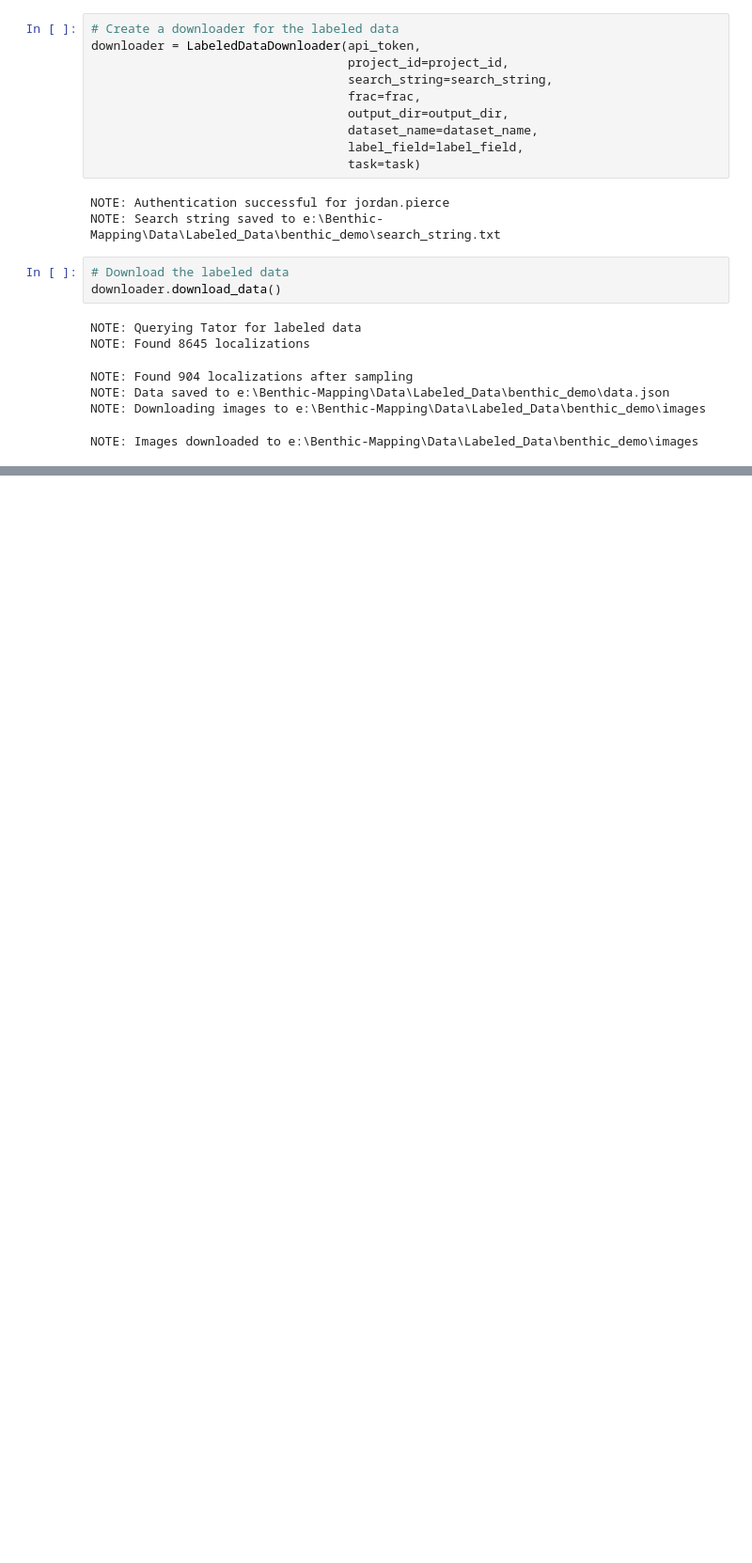
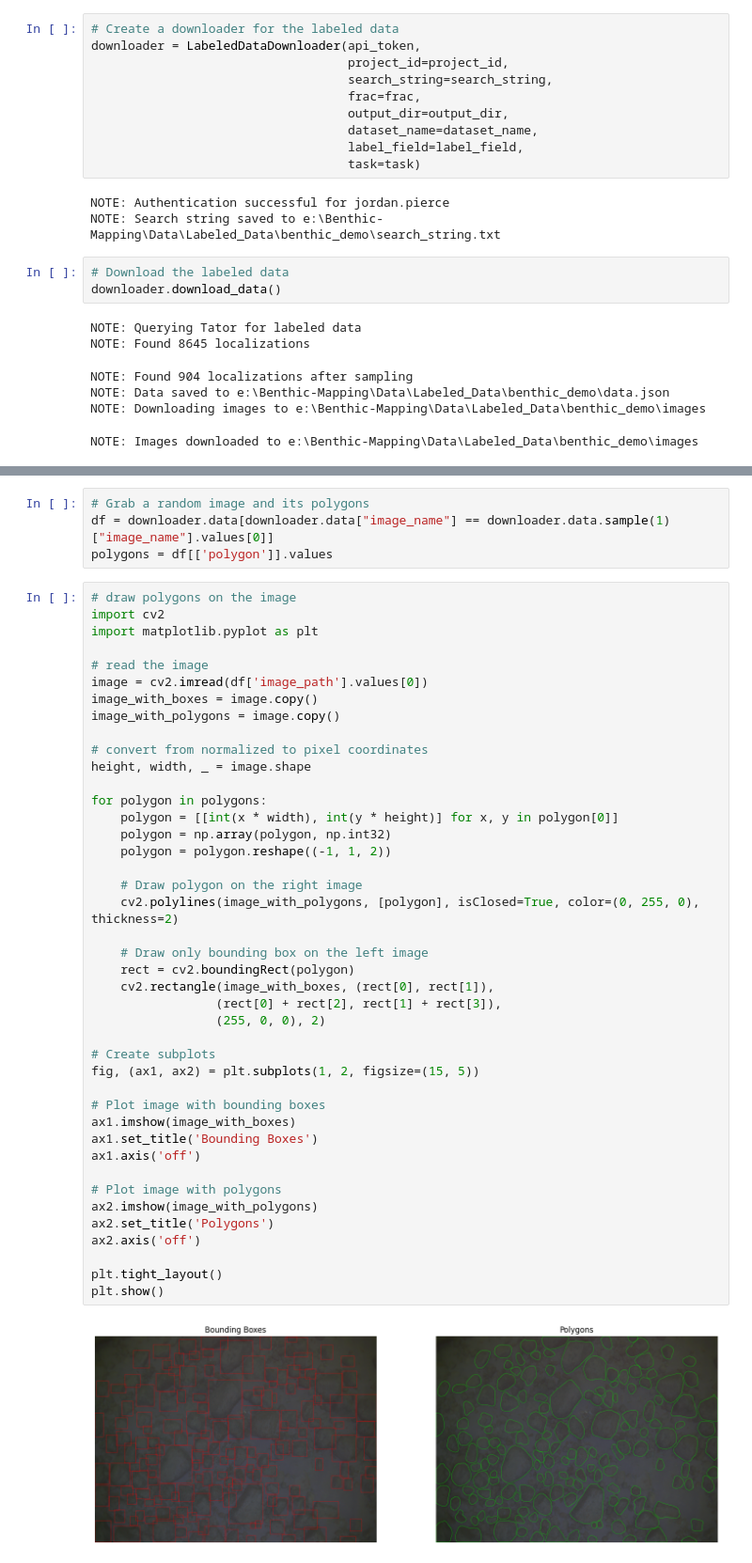
Before and after one commit to Jordan-Pierce/Benthic-Mapping, a Jupyter notebook: notebooks/example.ipynb, the cells around one changed output, grey strips where cells are left out. Shown: that part at 94% size. Saved outputs shown, nothing was run; the diff lists cells and outputs as text; blank space fills up the shorter version.

```diff
--- a/notebooks/example.ipynb
+++ b/notebooks/example.ipynb
@@ -118,0 +137,48 @@ NOTE: Images downloaded to e:\Benthic-Mapping\Data\Labeled_Data\benthic_demo\ima
+# %%
+# Grab a random image and its polygons
+df = downloader.data[downloader.data["image_name"] == downloader.data.sample(1)["image_name"].values[0]]
+polygons = df[['polygon']].values
+# %%
+# draw polygons on the image
+import cv2
+import matplotlib.pyplot as plt
+
+# read the image
+image = cv2.imread(df['image_path'].values[0])
+image_with_boxes = image.copy()
+image_with_polygons = image.copy()
+
+# convert from normalized to pixel coordinates
+height, width, _ = image.shape
+
+for polygon in polygons:
+    polygon = [[int(x * width), int(y * height)] for x, y in polygon[0]]
+    polygon = np.array(polygon, np.int32)
+    polygon = polygon.reshape((-1, 1, 2))
+
+    # Draw polygon on the right image
+    cv2.polylines(image_with_polygons, [polygon], isClosed=True, color=(0, 255, 0), thickness=2)
+
+    # Draw only bounding box on the left image
+    rect = cv2.boundingRect(polygon)
+    cv2.rectangle(image_with_boxes, (rect[0], rect[1]),
+                 (rect[0] + rect[2], rect[1] + rect[3]),
+                 (255, 0, 0), 2)
+
+# Create subplots
+fig, (ax1, ax2) = plt.subplots(1, 2, figsize=(15, 5))
+
+# Plot image with bounding boxes
+ax1.imshow(image_with_boxes)
+ax1.set_title('Bounding Boxes')
+ax1.axis('off')
+
+# Plot image with polygons
+ax2.imshow(image_with_polygons)
+ax2.set_title('Polygons')
+ax2.axis('off')
+
+plt.tight_layout()
+plt.show()
+# %% [output]
+[figure, added]
```
Also changed, not shown: parts of 2 cells of this notebook, 1 other file.
